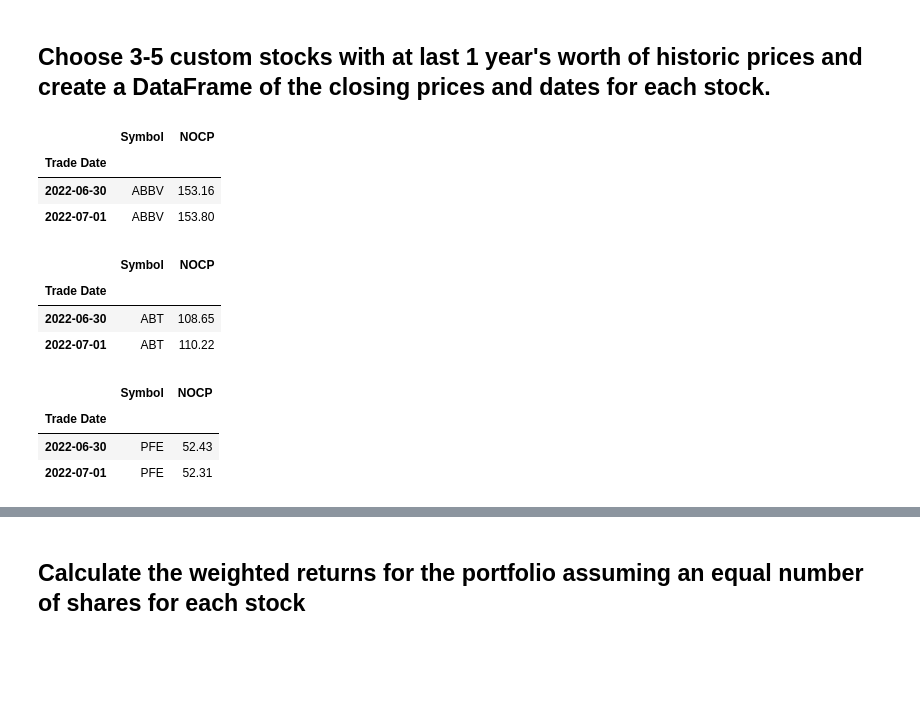
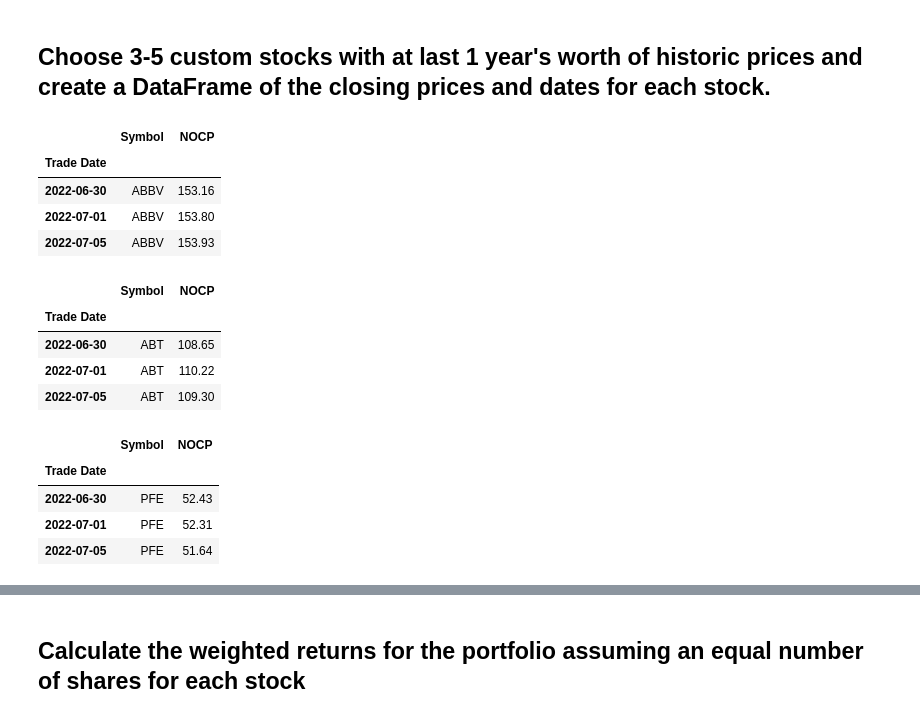
Before and after one commit to eyva19/Portfolio_perfomance_assessment, a Jupyter notebook: whale_analysis.ipynb, the cells around one changed output, grey strips where cells are left out. Cells and saved outputs as stored; diff of their text form; code cells hidden in the pictures; blank space fills up the shorter version.

```diff
--- a/whale_analysis.ipynb
+++ b/whale_analysis.ipynb
@@ -463,18 +463,19 @@ In this section, you will build your own portfolio of stocks, calculate the retu
 # %%
 # Reading data from 1st stock - ABBVIE INC.
 # Set the file paths
 abbvie_data = Path("/Users/eyva/Desktop/Repos/Portfolio_perfomance_assessment/Resources/ABBV_ABBVIE INC._historical.csv")
 
 # Reading
 abbvie_df = pd.read_csv(abbvie_data, index_col="Trade Date", infer_datetime_format=True, parse_dates=True)
 
 # Display a few rows
-abbvie_df.head(2)
+abbvie_df.head(3)
 # %% [output]
 |  | Symbol | NOCP |
 | Trade Date |  |  |
 | 2022-06-30 | ABBV | 153.16 |
 | 2022-07-01 | ABBV | 153.80 |
+| 2022-07-05 | ABBV | 153.93 |
 # %%
 # Reading data from 2nd stock - Abbott Laboratories
 # Set the file paths
@@ -484,12 +485,13 @@ abbott_data = Path("/Users/eyva/Desktop/Repos/Portfolio_perfomance_assessment/Re
 abbott_df = pd.read_csv(abbott_data, index_col="Trade Date", infer_datetime_format=True, parse_dates=True)
 
 # Display a few rows
-abbott_df.head(2)
+abbott_df.head(3)
 # %% [output]
 |  | Symbol | NOCP |
 | Trade Date |  |  |
 | 2022-06-30 | ABT | 108.65 |
 | 2022-07-01 | ABT | 110.22 |
+| 2022-07-05 | ABT | 109.30 |
 # %%
 # Reading data from 3rd stock -  Pfizer Inc.
 # Set the file paths
@@ -499,11 +501,12 @@ pfizer_data = Path("/Users/eyva/Desktop/Repos/Portfolio_perfomance_assessment/Re
 pfizer_df = pd.read_csv(pfizer_data, index_col="Trade Date", infer_datetime_format=True, parse_dates=True)
 
 # Display a few rows
-pfizer_df.head(2)
+pfizer_df.head(3)
 # %% [output]
 |  | Symbol | NOCP |
 | Trade Date |  |  |
 | 2022-06-30 | PFE | 52.43 |
 | 2022-07-01 | PFE | 52.31 |
+| 2022-07-05 | PFE | 51.64 |
 # %%
 # Combine all stocks in a single DataFrame
```
Also changed, not shown: parts of 3 cells of this notebook.
